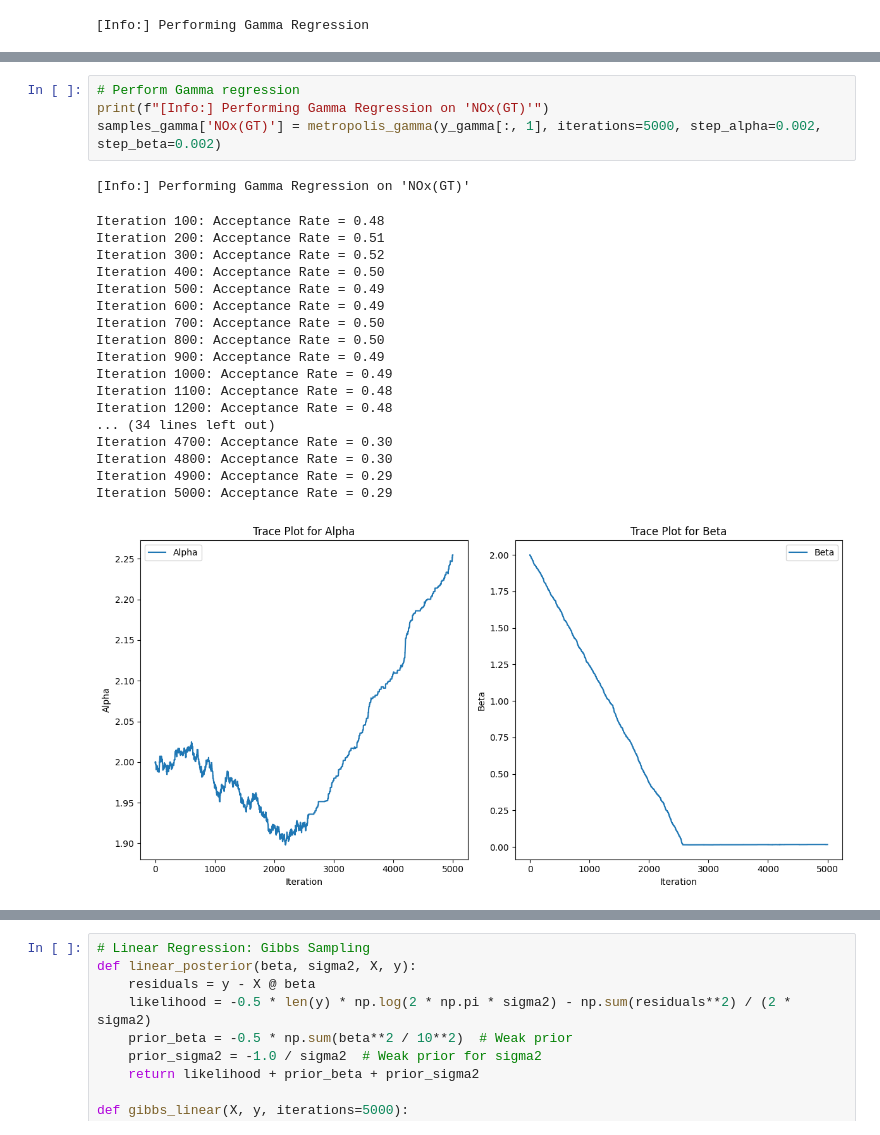
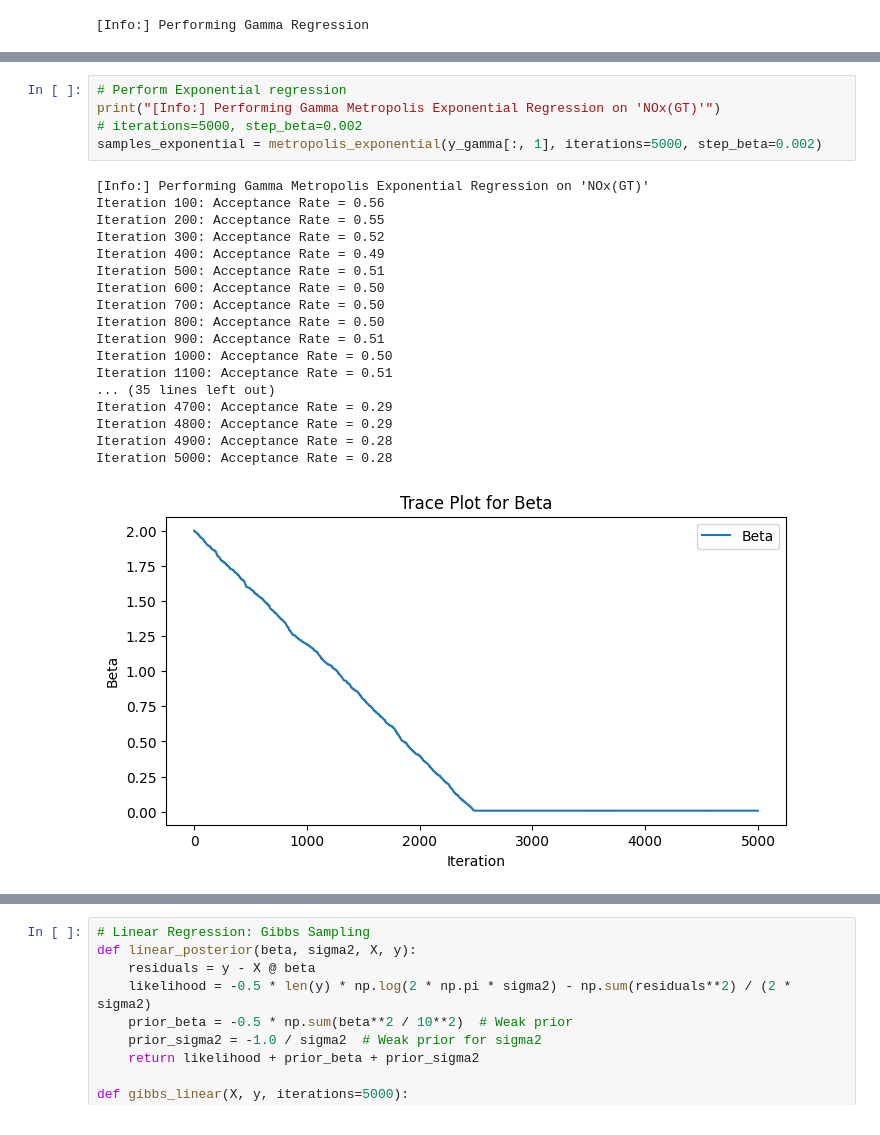
Before and after one commit to alcatraz47/Bayesian_Analysis_on_AQI, a Jupyter notebook: model_dev.ipynb, the cells around one changed output, grey strips where cells are left out. Cells and saved outputs as stored; diff of their text form.

Commit message:
exponential gamma regression and plotting added

```diff
--- a/model_dev.ipynb
+++ b/model_dev.ipynb
@@ -122,24 +224,24 @@ Iteration 5000: Acceptance Rate = 0.36
 # %%
-# Perform Gamma regression
-print(f"[Info:] Performing Gamma Regression on 'NOx(GT)'")
-samples_gamma['NOx(GT)'] = metropolis_gamma(y_gamma[:, 1], iterations=5000, step_alpha=0.002, step_beta=0.002)
+# Perform Exponential regression
+print("[Info:] Performing Gamma Metropolis Exponential Regression on 'NOx(GT)'")
+# iterations=5000, step_beta=0.002
+samples_exponential = metropolis_exponential(y_gamma[:, 1], iterations=5000, step_beta=0.002)
 # %% [output]
-[Info:] Performing Gamma Regression on 'NOx(GT)'
+[Info:] Performing Gamma Metropolis Exponential Regression on 'NOx(GT)'
+Iteration 100: Acceptance Rate = 0.56
+Iteration 200: Acceptance Rate = 0.55
+Iteration 300: Acceptance Rate = 0.52
+Iteration 400: Acceptance Rate = 0.49
+Iteration 500: Acceptance Rate = 0.51
+Iteration 600: Acceptance Rate = 0.50
+Iteration 700: Acceptance Rate = 0.50
+Iteration 800: Acceptance Rate = 0.50
+Iteration 900: Acceptance Rate = 0.51
+Iteration 1000: Acceptance Rate = 0.50
+Iteration 1100: Acceptance Rate = 0.51
+... (35 lines left out)
+Iteration 4700: Acceptance Rate = 0.29
+Iteration 4800: Acceptance Rate = 0.29
+Iteration 4900: Acceptance Rate = 0.28
+Iteration 5000: Acceptance Rate = 0.28
-Iteration 100: Acceptance Rate = 0.48
-Iteration 200: Acceptance Rate = 0.51
-Iteration 300: Acceptance Rate = 0.52
-Iteration 400: Acceptance Rate = 0.50
-Iteration 500: Acceptance Rate = 0.49
-Iteration 600: Acceptance Rate = 0.49
-Iteration 700: Acceptance Rate = 0.50
-Iteration 800: Acceptance Rate = 0.50
-Iteration 900: Acceptance Rate = 0.49
-Iteration 1000: Acceptance Rate = 0.49
-Iteration 1100: Acceptance Rate = 0.48
-Iteration 1200: Acceptance Rate = 0.48
-... (34 lines left out)
-Iteration 4700: Acceptance Rate = 0.30
-Iteration 4800: Acceptance Rate = 0.30
-Iteration 4900: Acceptance Rate = 0.29
-Iteration 5000: Acceptance Rate = 0.29
-[figure, old version]
+[figure, new version]
```
Also changed, not shown: parts of 24 cells of this notebook, 9 other files.
